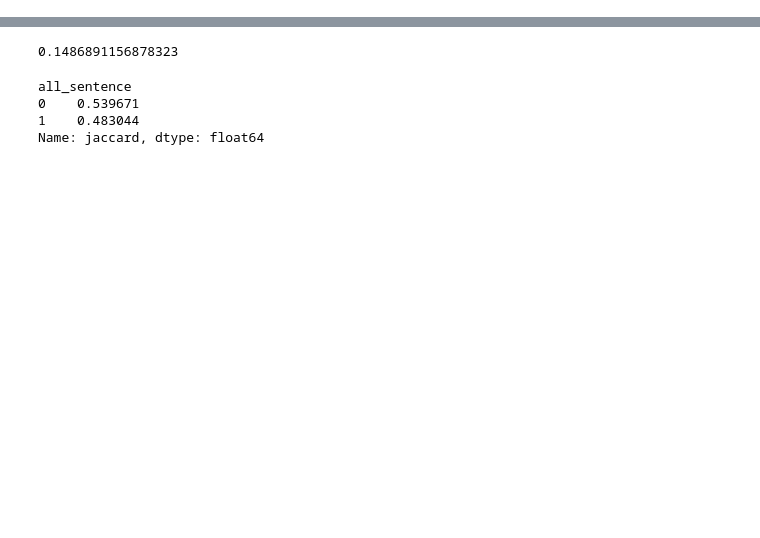
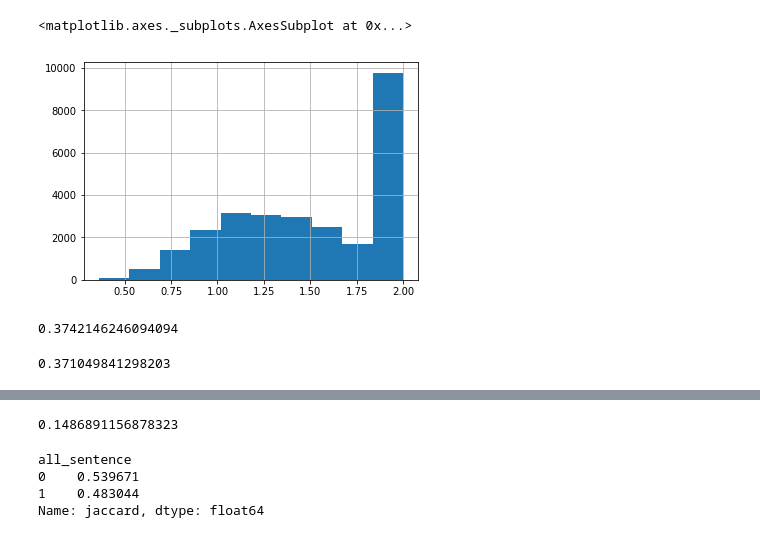
Before and after one commit to thuwyh/Tweet-Sentiment-Extraction, a Jupyter notebook: notebook/pred-eda.ipynb, the cells around one changed output, grey strips where cells are left out. Saved outputs shown, nothing was run; the diff lists cells and outputs as text; code cells hidden in the pictures; blank space fills up the shorter version.

```diff
--- a/notebook/pred-eda.ipynb
+++ b/notebook/pred-eda.ipynb
@@ -29,2 +32,7 @@ def jaccard_string(s1, s2):
 # %%
 df['jaccard'] = df.apply(lambda x: jaccard_string(x['selected_text'], x['pred']), axis=1)
+# %%
+df['score'].hist()
+# %% [output]
+<matplotlib.axes._subplots.AxesSubplot at 0x...>
+[figure, added]
@@ -30,0 +41,8 @@ df['jaccard'] = df.apply(lambda x: jaccard_string(x['selected_text'], x['pred'])
+# %%
+df[df['score']<1]['jaccard'].mean()
+# %% [output]
+0.3742146246094094
+# %%
+df[(df['score']<1)&(df['pred_word_count']==1)]['jaccard'].mean()
+# %% [output]
+0.371049841298203
```
Also changed, not shown: parts of 18 cells of this notebook, 8 other files.
